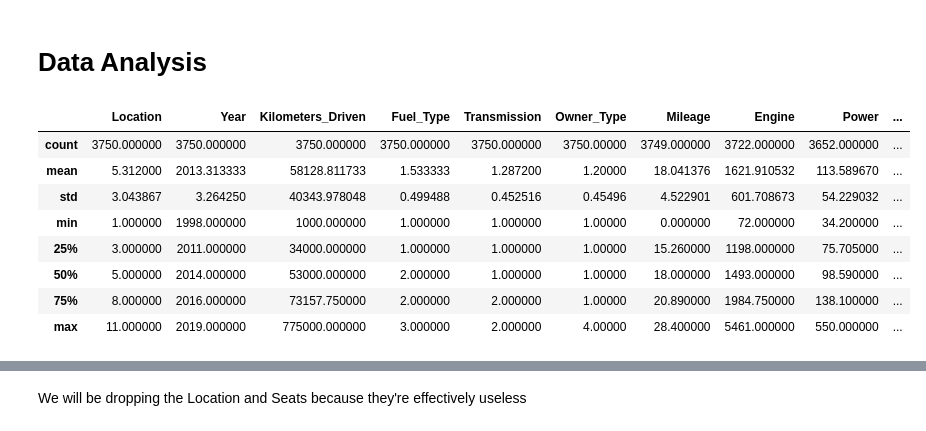
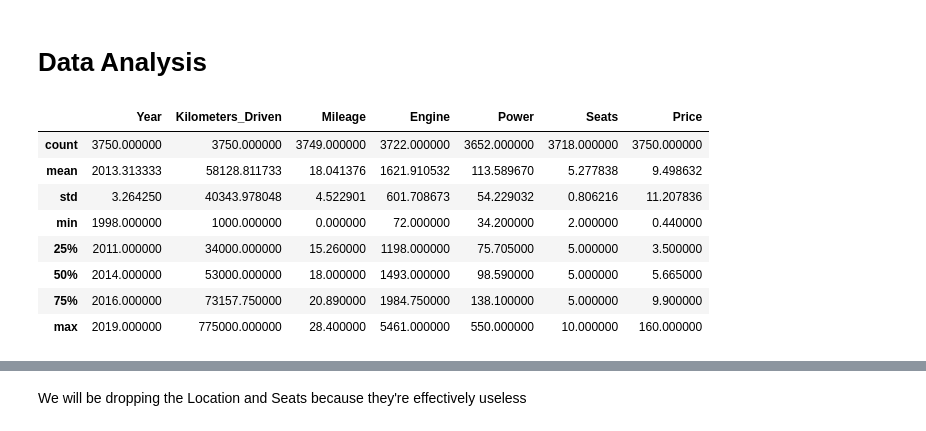
Before and after one commit to Shaurya-Ag/Car_Price_Prediction, a Jupyter notebook: Laboratory.ipynb, the cells around one changed output, grey strips where cells are left out. Drawn from its saved outputs; the diff is of its cells as text; code cells hidden in the pictures.

```diff
--- a/Laboratory.ipynb
+++ b/Laboratory.ipynb
@@ -90,15 +82,6 @@ Name: count, dtype: int64
 # %% [markdown]
 <h1>Encoding the Data</h1>
 # %%
-def encoder(df,column):
-    keys=df[column].unique()
-    values=list(range(1,len(keys)+1))
-    encoding=dict(map(lambda x:(x[0],x[1]),zip(keys,values)))
-    df[column]=pd.Series(map(lambda x:encoding[x],df[column]))
-    return encoding
-encoding_list=list()
-for i in object_columns:
-    encoding_list.append(encoder(df,i))
-print(encoding_list)
-df.head()
+encoded_data=pd.get_dummies(df,columns=object_columns,drop_first=True)
+encoded_data.head()
 # %% [output]
@@ -112,17 +115,18 @@ df.head()
 # %% [markdown]
 <h1>Data Analysis</h1>
 # %%
+df=encoded_data.copy()
 df.describe()
 # %% [output]
-|  | Location | Year | Kilometers_Driven | Fuel_Type | Transmission | Owner_Type | Mileage | Engine | Power | ... |
-| count | 3750.000000 | 3750.000000 | 3750.000000 | 3750.000000 | 3750.000000 | 3750.00000 | 3749.000000 | 3722.000000 | 3652.000000 | ... |
-| mean | 5.312000 | 2013.313333 | 58128.811733 | 1.533333 | 1.287200 | 1.20000 | 18.041376 | 1621.910532 | 113.589670 | ... |
-| std | 3.043867 | 3.264250 | 40343.978048 | 0.499488 | 0.452516 | 0.45496 | 4.522901 | 601.708673 | 54.229032 | ... |
-| min | 1.000000 | 1998.000000 | 1000.000000 | 1.000000 | 1.000000 | 1.00000 | 0.000000 | 72.000000 | 34.200000 | ... |
-| 25% | 3.000000 | 2011.000000 | 34000.000000 | 1.000000 | 1.000000 | 1.00000 | 15.260000 | 1198.000000 | 75.705000 | ... |
-| 50% | 5.000000 | 2014.000000 | 53000.000000 | 2.000000 | 1.000000 | 1.00000 | 18.000000 | 1493.000000 | 98.590000 | ... |
-| 75% | 8.000000 | 2016.000000 | 73157.750000 | 2.000000 | 2.000000 | 1.00000 | 20.890000 | 1984.750000 | 138.100000 | ... |
-| max | 11.000000 | 2019.000000 | 775000.000000 | 3.000000 | 2.000000 | 4.00000 | 28.400000 | 5461.000000 | 550.000000 | ... |
+|  | Year | Kilometers_Driven | Mileage | Engine | Power | Seats | Price |
+| count | 3750.000000 | 3750.000000 | 3749.000000 | 3722.000000 | 3652.000000 | 3718.000000 | 3750.000000 |
+| mean | 2013.313333 | 58128.811733 | 18.041376 | 1621.910532 | 113.589670 | 5.277838 | 9.498632 |
+| std | 3.264250 | 40343.978048 | 4.522901 | 601.708673 | 54.229032 | 0.806216 | 11.207836 |
+| min | 1998.000000 | 1000.000000 | 0.000000 | 72.000000 | 34.200000 | 2.000000 | 0.440000 |
+| 25% | 2011.000000 | 34000.000000 | 15.260000 | 1198.000000 | 75.705000 | 5.000000 | 3.500000 |
+| 50% | 2014.000000 | 53000.000000 | 18.000000 | 1493.000000 | 98.590000 | 5.000000 | 5.665000 |
+| 75% | 2016.000000 | 73157.750000 | 20.890000 | 1984.750000 | 138.100000 | 5.000000 | 9.900000 |
+| max | 2019.000000 | 775000.000000 | 28.400000 | 5461.000000 | 550.000000 | 10.000000 | 160.000000 |
 # %%
 df.hist(bins=50,figsize=(30,30))
 plt.show()
```
Also changed, not shown: parts of 12 cells of this notebook.
